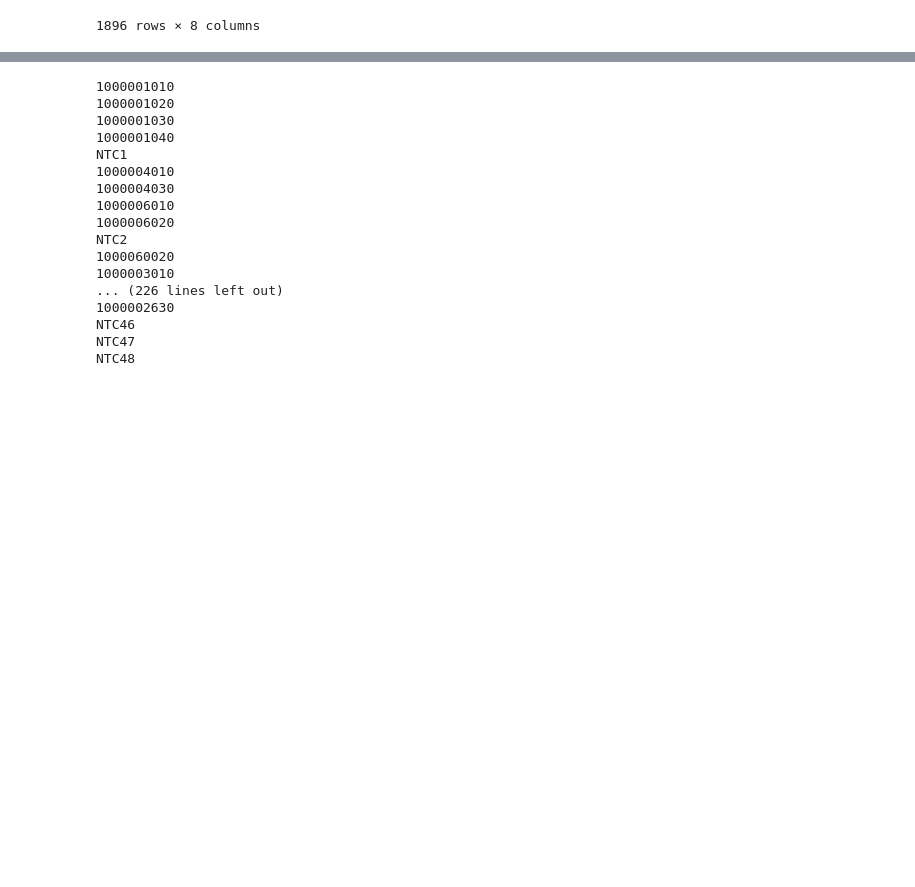
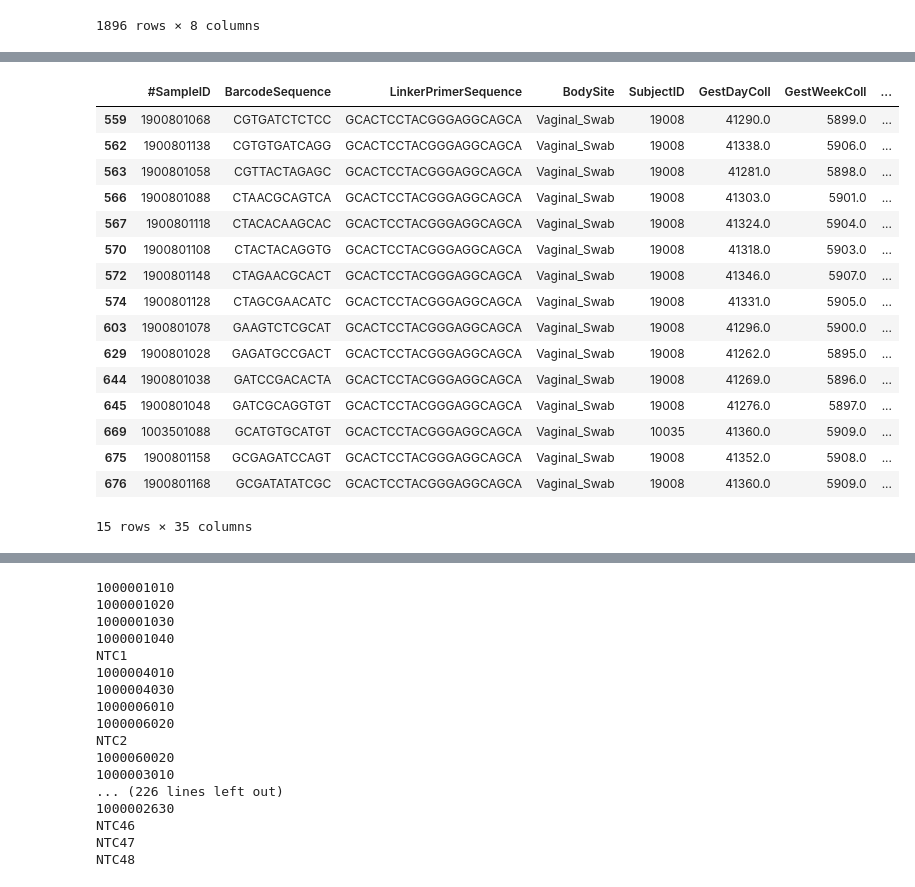
Before and after one commit to annabelng/microbiome, a Jupyter notebook: Preprocessing.ipynb, the cells around one changed output, grey strips where cells are left out. Saved outputs shown, nothing was run; the diff lists cells and outputs as text; code cells hidden in the pictures; blank space fills up the shorter version.

```diff
--- a/Preprocessing.ipynb
+++ b/Preprocessing.ipynb
@@ -71,3 +55,23 @@ patients_assay
+# %%
+patients_assay[patients_assay['GestWeekColl']>5000]
+# %% [output]
+|  | #SampleID | BarcodeSequence | LinkerPrimerSequence | BodySite | SubjectID | GestDayColl | GestWeekColl | ... |
+| 559 | 1900801068 | CGTGATCTCTCC | GCACTCCTACGGGAGGCAGCA | Vaginal_Swab | 19008 | 41290.0 | 5899.0 | ... |
+| 562 | 1900801138 | CGTGTGATCAGG | GCACTCCTACGGGAGGCAGCA | Vaginal_Swab | 19008 | 41338.0 | 5906.0 | ... |
+| 563 | 1900801058 | CGTTACTAGAGC | GCACTCCTACGGGAGGCAGCA | Vaginal_Swab | 19008 | 41281.0 | 5898.0 | ... |
+| 566 | 1900801088 | CTAACGCAGTCA | GCACTCCTACGGGAGGCAGCA | Vaginal_Swab | 19008 | 41303.0 | 5901.0 | ... |
+| 567 | 1900801118 | CTACACAAGCAC | GCACTCCTACGGGAGGCAGCA | Vaginal_Swab | 19008 | 41324.0 | 5904.0 | ... |
+| 570 | 1900801108 | CTACTACAGGTG | GCACTCCTACGGGAGGCAGCA | Vaginal_Swab | 19008 | 41318.0 | 5903.0 | ... |
+| 572 | 1900801148 | CTAGAACGCACT | GCACTCCTACGGGAGGCAGCA | Vaginal_Swab | 19008 | 41346.0 | 5907.0 | ... |
+| 574 | 1900801128 | CTAGCGAACATC | GCACTCCTACGGGAGGCAGCA | Vaginal_Swab | 19008 | 41331.0 | 5905.0 | ... |
+| 603 | 1900801078 | GAAGTCTCGCAT | GCACTCCTACGGGAGGCAGCA | Vaginal_Swab | 19008 | 41296.0 | 5900.0 | ... |
+| 629 | 1900801028 | GAGATGCCGACT | GCACTCCTACGGGAGGCAGCA | Vaginal_Swab | 19008 | 41262.0 | 5895.0 | ... |
+| 644 | 1900801038 | GATCCGACACTA | GCACTCCTACGGGAGGCAGCA | Vaginal_Swab | 19008 | 41269.0 | 5896.0 | ... |
+| 645 | 1900801048 | GATCGCAGGTGT | GCACTCCTACGGGAGGCAGCA | Vaginal_Swab | 19008 | 41276.0 | 5897.0 | ... |
+| 669 | 1003501088 | GCATGTGCATGT | GCACTCCTACGGGAGGCAGCA | Vaginal_Swab | 10035 | 41360.0 | 5909.0 | ... |
+| 675 | 1900801158 | GCGAGATCCAGT | GCACTCCTACGGGAGGCAGCA | Vaginal_Swab | 19008 | 41352.0 | 5908.0 | ... |
+| 676 | 1900801168 | GCGATATATCGC | GCACTCCTACGGGAGGCAGCA | Vaginal_Swab | 19008 | 41360.0 | 5909.0 | ... |
+15 rows × 35 columns
 # %%
 bodysites = sample_desc.sort_values(by = ['BodySite'])
 bodysites
```
Also changed, not shown: parts of 10 cells of this notebook, 2 other files.
